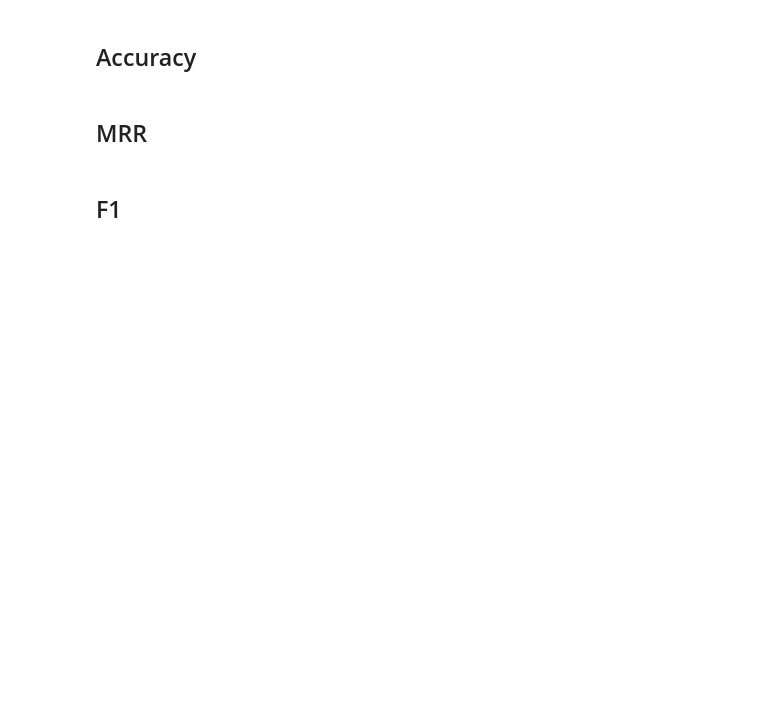
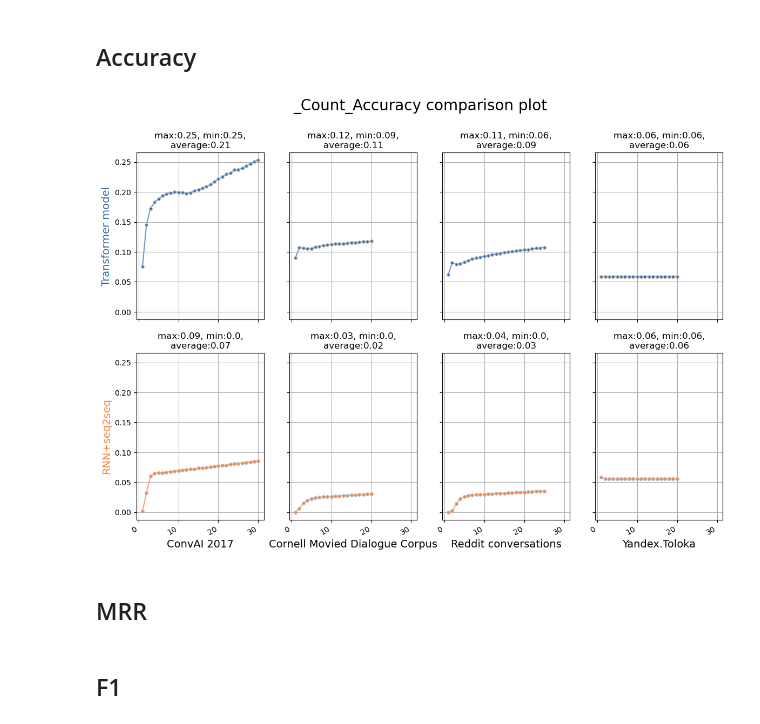
Before and after one commit to zer0deck/transformer_chatbot, a Jupyter notebook: results.ipynb, the cells around one changed output. Cells and saved outputs as stored; diff of their text form; code cells hidden in the pictures; blank space fills up the shorter version.

Commit message:
first results

```diff
--- a/results.ipynb
+++ b/results.ipynb
@@ -67,0 +432,4 @@ yt_tf.save_to_folder(path='trained_models/transformer/yandex.toloka')
+# %%
+yt_tf._model.summary()
+with open('trained_models/transformer/yandex.toloka/hist.p', 'wb') as file_pi:
+    pickle.dump(yt_tf_history, file_pi)
@@ -72,4 +462,4 @@ yt_seq.save_to_folder(path='trained_models/dnn/yandex.toloka')
 # %%
-yt_rnn = Recurrent(lang='ru', num_epoch=200)
+yt_rnn = Recurrent(lang='ru', num_epoch=20)
 yt_rnn_history = yt_rnn.fit(path=path)
 yt_rnn.save_to_folder(path='trained_models/rnn/yandex.toloka')
@@ -102,0 +487,4 @@ yt_rnn.summary()
+# %%
+yt_rnn._model.summary()
+with open('trained_models/rnn/yandex.toloka/hist.p', 'wb') as file_pi:
+    pickle.dump(yt_rnn_history, file_pi)
@@ -103,6 +509,14 @@ yt_rnn.summary()
 # %% [markdown]
 # Plots
 This sections contains model-to-model comparison plotting by each metric
+# %%
+results = []
+for network in ['transformer', 'rnn']:
+    for dataset in ['conv-ai-2017', 'cornell-movies-dialogue-corpus', 'r-conversations', 'yandex.toloka']:
+        with open(f'trained_models/{network}/{dataset}/hist.p', 'rb') as file_pi:
+            a = pickle.load(file_pi)
+            results.append(a)
+for i in range(4): results.insert(4, 0)
 # %% [markdown]
 ## Function
 # %%
@@ -191,7 +608,9 @@ plot_metric(results, 'loss', 'epoch')
 # %% [markdown]
 ## Accuracy
 # %%
-plot_metric(results, 'accuracy', 'epoch')
+plot_metric(results, '_count_accuracy', 'epoch')
+# %% [output]
+[figure, added]
 # %% [markdown]
 ## MRR
 # %%
```
Also changed, not shown: parts of 38 cells of this notebook.
